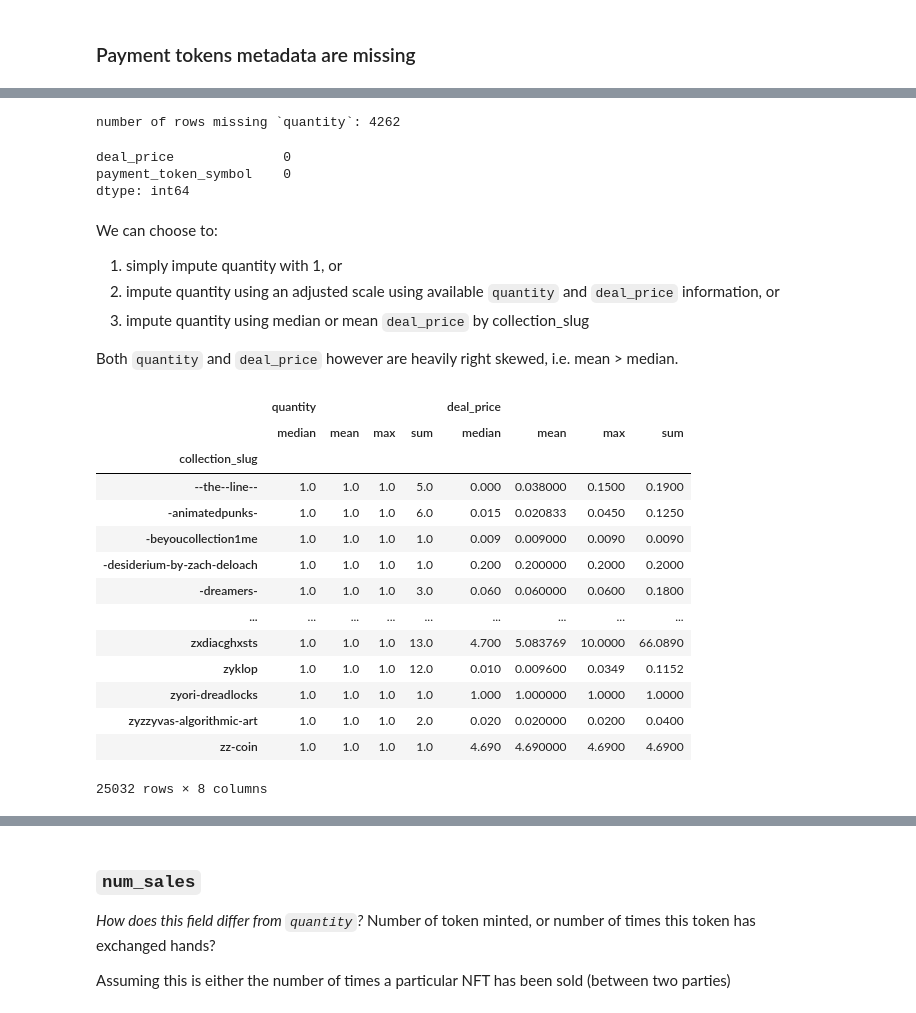
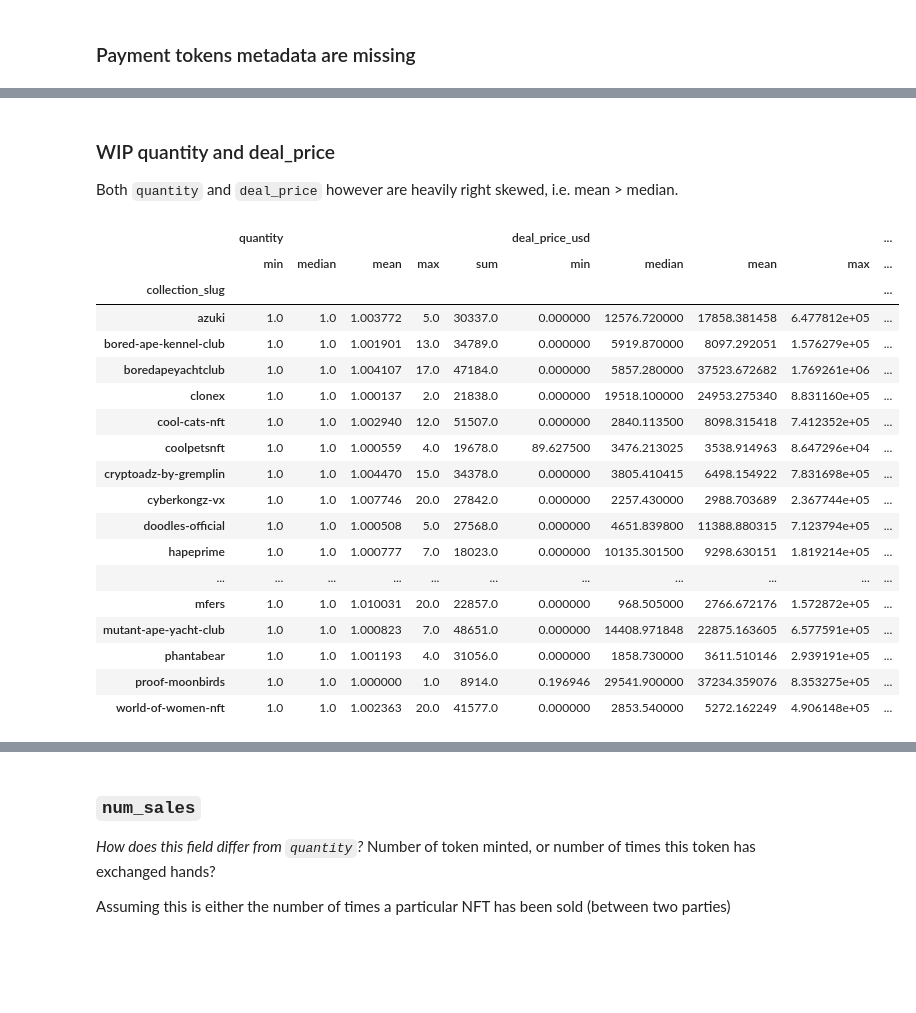
Before and after one commit to Cryptoro-DAO/OpenSea-API-crawler, a Jupyter notebook: Wallets Feature Engineering.ipynb, the cells around one changed output, grey strips where cells are left out. Cells and saved outputs as stored; diff of their text form; code cells hidden in the pictures; blank space fills up the shorter version.

```diff
--- a/Wallets Feature Engineering.ipynb
+++ b/Wallets Feature Engineering.ipynb
@@ -25,18 +28,17 @@ and the results are sorted by `event_timestamp`
 (see [OpenSea API documentation](https://docs.opensea.io/reference/getting-assets)).
 # %%
 import os
-import re
 import time
 import numpy as np
 import numpy_financial as npf
 import pandas as pd
 import seaborn as sns
 
-data_dir = os.path.join(os.getcwd(), 'data')
-cool_cats_nft = os.path.join(data_dir, 'cool-cats-nft.feather')
+data_dir = os.path.join(os.getcwd(), 'data', 'wallets successful event')
 
 start_time = time.time()
-wallets = pd.read_feather(cool_cats_nft)
+wallets = pd.read_parquet(os.path.join(data_dir, 'nft20_success.parquet'))
 total_time = time.time() - start_time
 print("Total seconds to load:", total_time)
+wallets.info(show_counts=True)
 # %% [output]
@@ -64,4 +62,5 @@ memory usage: 530.7+ MB
 # %%
-wallets.drop(["index", "starting_price", "ending_price",
-              "approved_account", "bid_amount",
-              "pages"], axis=1, inplace=True)
+wallets.drop(['index', 'starting_price', 'ending_price',
+              'approved_account', 'bid_amount', 'custom_event_name',
+              'filename'], axis=1, inplace=True)
+print("Memory usage:", wallets.memory_usage().sum() / 1024**2, "MB")
@@ -372,39 +302,30 @@ wallets[~wallets.payment_token_symbol.isna()].quantity.quantile(q=[x / 1000 for
 Name: quantity, dtype: float64
-# %%
-print("number of rows missing `quantity`:", sum(wallets.quantity.isna()))
-# %% [output]
-number of rows missing `quantity`: 4262
-# %%
-wallets.loc[wallets.quantity.isna(), ['deal_price', 'payment_token_symbol']].isna().sum()
-# %% [output]
-deal_price              0
-payment_token_symbol    0
-dtype: int64
 # %% [markdown]
-We can choose to:
-1. simply impute quantity with 1, or
-2. impute quantity using an adjusted scale using available `quantity` and `deal_price` information, or
-3. impute quantity using median or mean `deal_price` by collection_slug
+### WIP quantity and deal_price
 
 Both `quantity` and `deal_price` however are heavily right skewed, i.e. mean > median.
 # %%
 collection_stats = wallets.loc[~wallets.quantity.isna()] \
-    .groupby('collection_slug')[['quantity', 'deal_price']].agg(['median', 'mean', "max", "sum"])
+    .groupby('collection_slug')[['quantity', 'deal_price_usd']].agg(['min', 'median', 'mean', "max", "sum"])
 #collection_stats.loc['cool-cats-nft']
 collection_stats
 # %% [output]
-|  | quantity |  |  |  | deal_price |  |  |  |
-|  | median | mean | max | sum | median | mean | max | sum |
-| collection_slug |  |  |  |  |  |  |  |  |
-| --the--line-- | 1.0 | 1.0 | 1.0 | 5.0 | 0.000 | 0.038000 | 0.1500 | 0.1900 |
-| -animatedpunks- | 1.0 | 1.0 | 1.0 | 6.0 | 0.015 | 0.020833 | 0.0450 | 0.1250 |
-| -beyoucollection1me | 1.0 | 1.0 | 1.0 | 1.0 | 0.009 | 0.009000 | 0.0090 | 0.0090 |
-| -desiderium-by-zach-deloach | 1.0 | 1.0 | 1.0 | 1.0 | 0.200 | 0.200000 | 0.2000 | 0.2000 |
-| -dreamers- | 1.0 | 1.0 | 1.0 | 3.0 | 0.060 | 0.060000 | 0.0600 | 0.1800 |
-| ... | ... | ... | ... | ... | ... | ... | ... | ... |
-| zxdiacghxsts | 1.0 | 1.0 | 1.0 | 13.0 | 4.700 | 5.083769 | 10.0000 | 66.0890 |
-| zyklop | 1.0 | 1.0 | 1.0 | 12.0 | 0.010 | 0.009600 | 0.0349 | 0.1152 |
-| zyori-dreadlocks | 1.0 | 1.0 | 1.0 | 1.0 | 1.000 | 1.000000 | 1.0000 | 1.0000 |
-| zyzzyvas-algorithmic-art | 1.0 | 1.0 | 1.0 | 2.0 | 0.020 | 0.020000 | 0.0200 | 0.0400 |
-| zz-coin | 1.0 | 1.0 | 1.0 | 1.0 | 4.690 | 4.690000 | 4.6900 | 4.6900 |
+|  | quantity |  |  |  |  | deal_price_usd |  |  |  | ... |
+|  | min | median | mean | max | sum | min | median | mean | max | ... |
+| collection_slug |  |  |  |  |  |  |  |  |  | ... |
+| azuki | 1.0 | 1.0 | 1.003772 | 5.0 | 30337.0 | 0.000000 | 12576.720000 | 17858.381458 | 6.477812e+05 | ... |
+| bored-ape-kennel-club | 1.0 | 1.0 | 1.001901 | 13.0 | 34789.0 | 0.000000 | 5919.870000 | 8097.292051 | 1.576279e+05 | ... |
+| boredapeyachtclub | 1.0 | 1.0 | 1.004107 | 17.0 | 47184.0 | 0.000000 | 5857.280000 | 37523.672682 | 1.769261e+06 | ... |
+| clonex | 1.0 | 1.0 | 1.000137 | 2.0 | 21838.0 | 0.000000 | 19518.100000 | 24953.275340 | 8.831160e+05 | ... |
+| cool-cats-nft | 1.0 | 1.0 | 1.002940 | 12.0 | 51507.0 | 0.000000 | 2840.113500 | 8098.315418 | 7.412352e+05 | ... |
+| coolpetsnft | 1.0 | 1.0 | 1.000559 | 4.0 | 19678.0 | 89.627500 | 3476.213025 | 3538.914963 | 8.647296e+04 | ... |
+| cryptoadz-by-gremplin | 1.0 | 1.0 | 1.004470 | 15.0 | 34378.0 | 0.000000 | 3805.410415 | 6498.154922 | 7.831698e+05 | ... |
+| cyberkongz-vx | 1.0 | 1.0 | 1.007746 | 20.0 | 27842.0 | 0.000000 | 2257.430000 | 2988.703689 | 2.367744e+05 | ... |
+| doodles-official | 1.0 | 1.0 | 1.000508 | 5.0 | 27568.0 | 0.000000 | 4651.839800 | 11388.880315 | 7.123794e+05 | ... |
+| hapeprime | 1.0 | 1.0 | 1.000777 | 7.0 | 18023.0 | 0.000000 | 10135.301500 | 9298.630151 | 1.819214e+05 | ... |
+| ... | ... | ... | ... | ... | ... | ... | ... | ... | ... | ... |
+| mfers | 1.0 | 1.0 | 1.010031 | 20.0 | 22857.0 | 0.000000 | 968.505000 | 2766.672176 | 1.572872e+05 | ... |
+| mutant-ape-yacht-club | 1.0 | 1.0 | 1.000823 | 7.0 | 48651.0 | 0.000000 | 14408.971848 | 22875.163605 | 6.577591e+05 | ... |
+| phantabear | 1.0 | 1.0 | 1.001193 | 4.0 | 31056.0 | 0.000000 | 1858.730000 | 3611.510146 | 2.939191e+05 | ... |
+| proof-moonbirds | 1.0 | 1.0 | 1.000000 | 1.0 | 8914.0 | 0.196946 | 29541.900000 | 37234.359076 | 8.353275e+05 | ... |
+| world-of-women-nft | 1.0 | 1.0 | 1.002363 | 20.0 | 41577.0 | 0.000000 | 2853.540000 | 5272.162249 | 4.906148e+05 | ... |
-25032 rows × 8 columns
```
Also changed, not shown: parts of 88 cells of this notebook.
